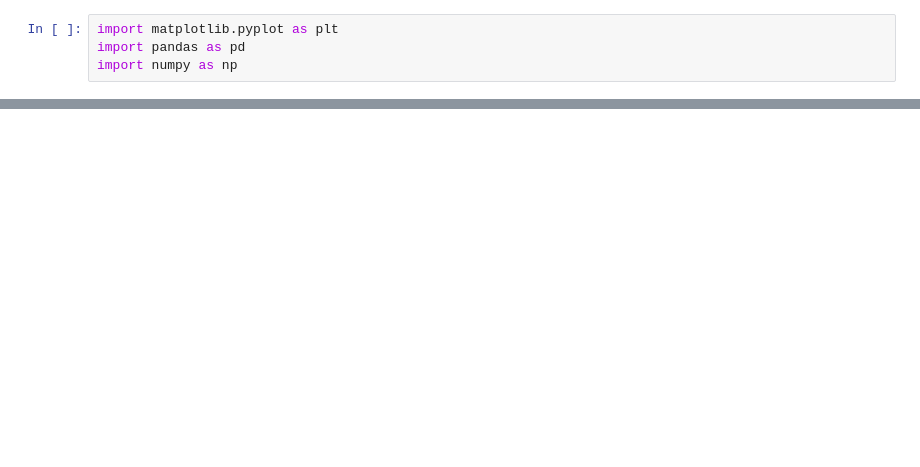
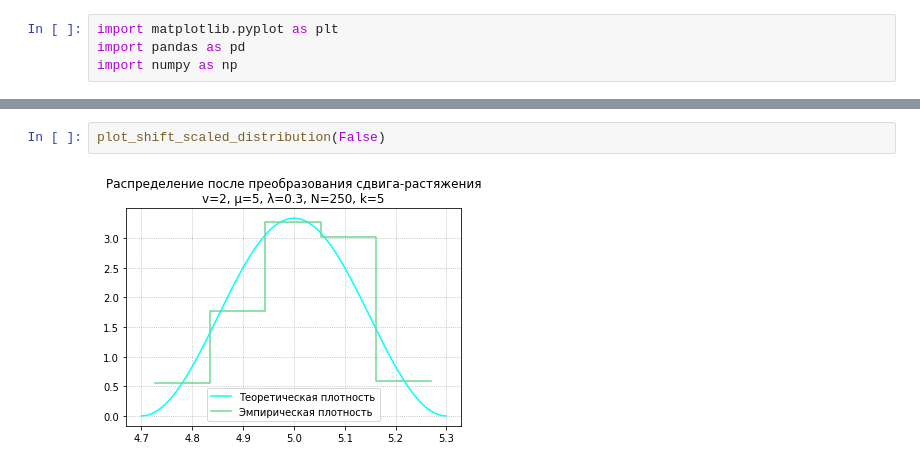
Before and after one commit to drhouma/oop, a Jupyter notebook: plot.ipynb, the cells around one changed output, grey strips where cells are left out. Drawn from its saved outputs; the diff is of its cells as text; blank space fills up the shorter version.

```diff
--- a/plot.ipynb
+++ b/plot.ipynb
@@ -88,0 +124,4 @@ plt.title('Генерация случайных величин на основ
+# %%
+plot_shift_scaled_distribution(False)
+# %% [output]
+[figure, added]
```
Also changed, not shown: parts of 9 cells of this notebook, 6 other files.
